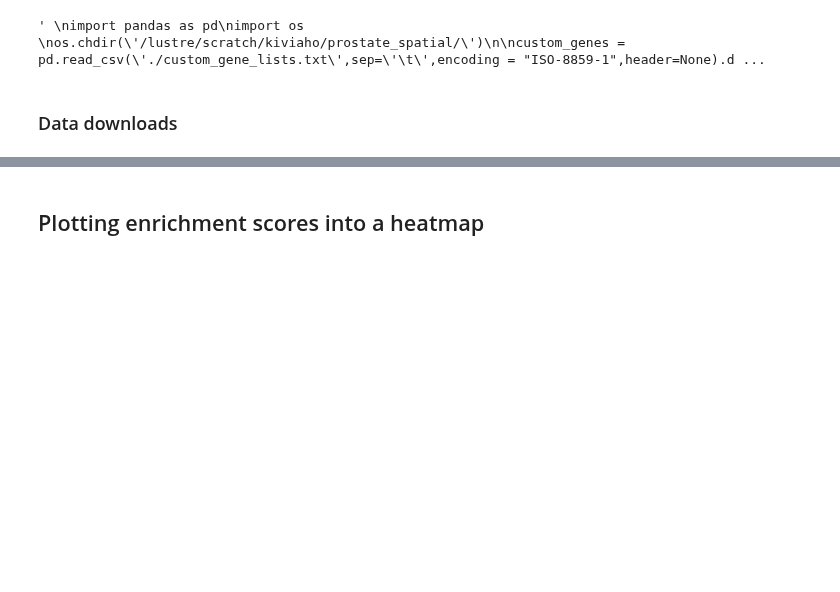
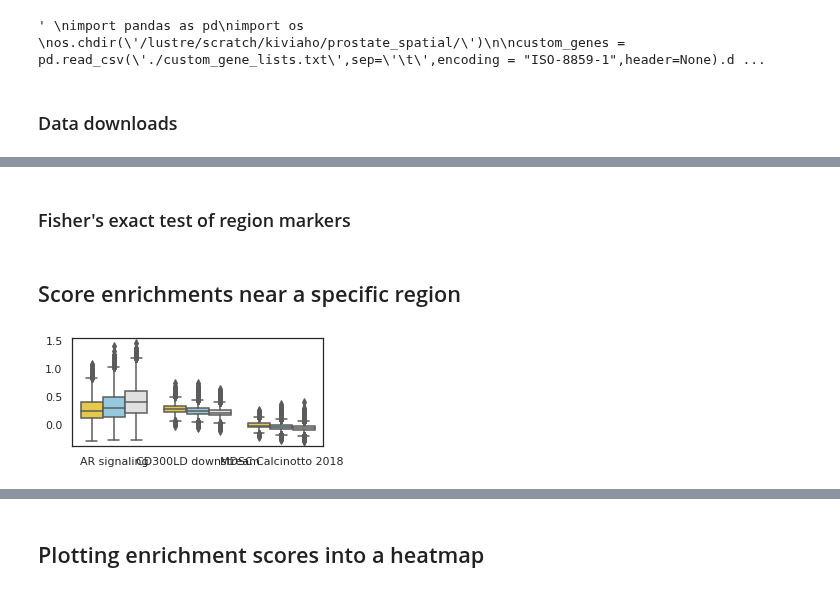
Before and after one commit to akiviaho/spatial, a Jupyter notebook: notebooks/spatial-custom-list-enrichment.ipynb, the cells around one changed output, grey strips where cells are left out. Drawn from its saved outputs; the diff is of its cells as text; code cells hidden in the pictures; blank space fills up the shorter version.

Commit message:
Notebooks pre-splitting them into more appropriately named ones

```diff
--- a/notebooks/spatial-custom-list-enrichment.ipynb
+++ b/notebooks/spatial-custom-list-enrichment.ipynb
@@ -278,0 +156,2 @@ p-value: 0.00e+00
+# %% [markdown]
+### Fisher's exact test of region markers
@@ -278,0 +185,2 @@ p-value: 0.00e+00
+# %% [markdown]
+## Score enrichments near a specific region
@@ -278,0 +294,3 @@ p-value: 0.00e+00
+# %%
+club_proximal_annot = pd.read_csv('data/region_ligrec_analysis/'+'Intermediate_epithelium_3_rings_all_other_regions.csv',index_col=0)
+all_obs['proximity_analysis'] = club_proximal_annot.loc[all_obs.index]
@@ -278,0 +366,31 @@ p-value: 0.00e+00
+# %%
+# Specific pathways in all samples
+roi = 'Intermediate epithelium'
+modules_of_interest = ['AR signaling','CD300LD downstream','MDSC Calcinotto 2018']
+
+df = all_obs.copy()
+
+# Drop samples without proximity analysis annot
+df = df[~(df['proximity_analysis'].isna())]
+
+# Order the proximity categories
+df['proximity_analysis'] = df['proximity_analysis'].astype('category').cat.reorder_categories([roi,'Proximal','Distant'])
+
+df = df[['proximity_analysis'] + modules_of_interest]
+
+# Melt the DataFrame to convert the columns into rows
+df_melted = df.melt(id_vars=['proximity_analysis'], value_vars=modules_of_interest, var_name='x', value_name='y')
+
+fig, ax = plt.subplots(figsize=(4.5,2))
+# Plot the boxplot
+sns.boxplot(data=df_melted, x='x', y='y', hue='proximity_analysis',palette=sns.color_palette([color_dict[roi],'#87ceeb','#e0e0e0']),ax=ax)
+
+ax.legend_.remove()
+ax.set_xlabel(None)
+ax.set_ylabel(None)
+
+# Show the plot
+#plt.savefig('plots/proximal_score_enrichments/score_boxplots_all/scores_of_interest_by_club_proximity_boxplot.pdf')
+plt.show()
+# %% [output]
+[figure, added]
```
Also changed, not shown: parts of 42 cells of this notebook, 9 other files.
